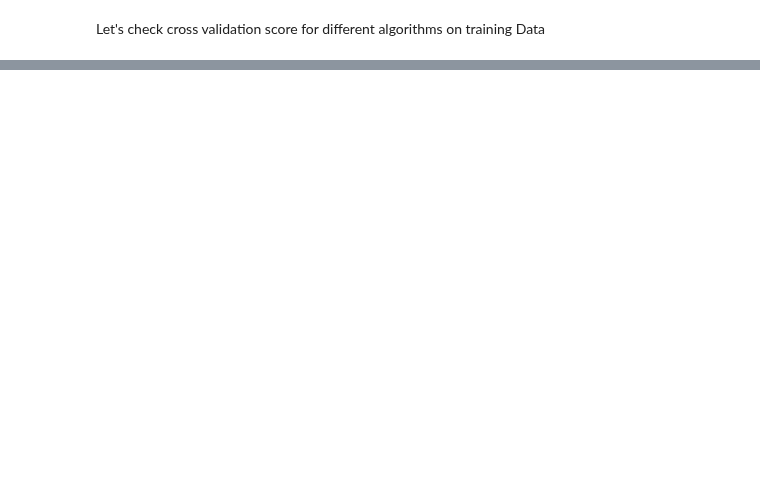
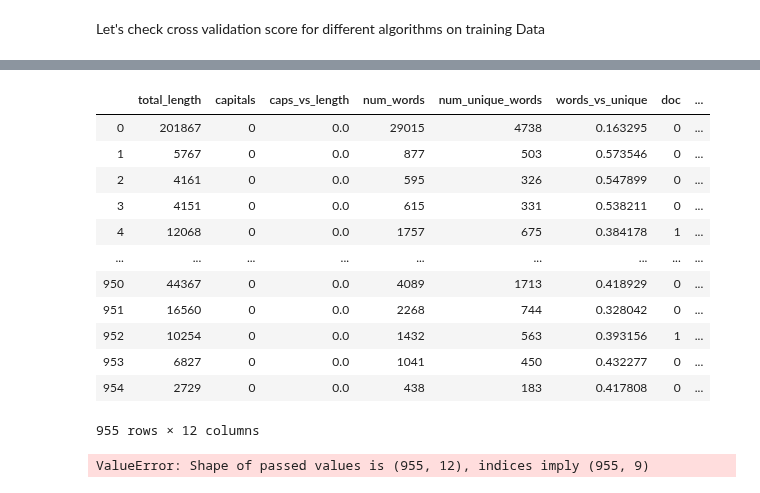
Before and after one commit to Shashi-Bhushan/python-code, a Jupyter notebook: kaggle/fitara.ipynb, the cells around one changed output, grey strips where cells are left out. Drawn from its saved outputs; the diff is of its cells as text; code cells hidden in the pictures; blank space fills up the shorter version.

```diff
--- a/kaggle/fitara.ipynb
+++ b/kaggle/fitara.ipynb
@@ -883 +847,52 @@ plt.show()
+# %%
+# Scale the columns
+scaler = StandardScaler()
+
+# Scale Features
+cols = ['total_length','capitals','caps_vs_length','num_words','num_unique_words','words_vs_unique',
+'doc', 'docx', 'pdf']
+
+train_features = X[cols].values
+test_features = test_df[cols].values
+
+scaler.fit(train_features)
+
+train_features = scaler.transform(train_features)
+test_features = scaler.transform(test_features)
+
+print(pd.DataFrame(train_features, columns = cols, index = X.index).shape)
+print(pd.DataFrame(test_features, columns = cols, index = test_df.index).shape)
+
+X[cols]
+# %% [output]
+|  | total_length | capitals | caps_vs_length | num_words | num_unique_words | words_vs_unique | doc | ... |
+| 0 | 201867 | 0 | 0.0 | 29015 | 4738 | 0.163295 | 0 | ... |
+| 1 | 5767 | 0 | 0.0 | 877 | 503 | 0.573546 | 0 | ... |
+| 2 | 4161 | 0 | 0.0 | 595 | 326 | 0.547899 | 0 | ... |
+| 3 | 4151 | 0 | 0.0 | 615 | 331 | 0.538211 | 0 | ... |
+| 4 | 12068 | 0 | 0.0 | 1757 | 675 | 0.384178 | 1 | ... |
+| ... | ... | ... | ... | ... | ... | ... | ... | ... |
+| 950 | 44367 | 0 | 0.0 | 4089 | 1713 | 0.418929 | 0 | ... |
+| 951 | 16560 | 0 | 0.0 | 2268 | 744 | 0.328042 | 0 | ... |
+| 952 | 10254 | 0 | 0.0 | 1432 | 563 | 0.393156 | 1 | ... |
+| 953 | 6827 | 0 | 0.0 | 1041 | 450 | 0.432277 | 0 | ... |
+| 954 | 2729 | 0 | 0.0 | 438 | 183 | 0.417808 | 0 | ... |
+955 rows × 12 columns
+# %%
+# Scale Features
+cols = ['total_length','capitals','caps_vs_length','num_words','num_unique_words','words_vs_unique',
+'doc', 'docx', 'pdf']
+
+train_features = X[cols].values
+test_features = test_df[cols].values
+
+scaler.fit(train_features)
+
+train_features = scaler.transform(train_features)
+test_features = scaler.transform(test_features)
+
+X[cols] = pd.DataFrame(train_features, columns = cols, index = X.index)
+test_df[cols] = pd.DataFrame(test_features, columns = cols, index = test_df.index)
+# %% [output]
+ValueError: Shape of passed values is (955, 12), indices imply (955, 9)
 # %%
```
Also changed, not shown: parts of 29 cells of this notebook.
